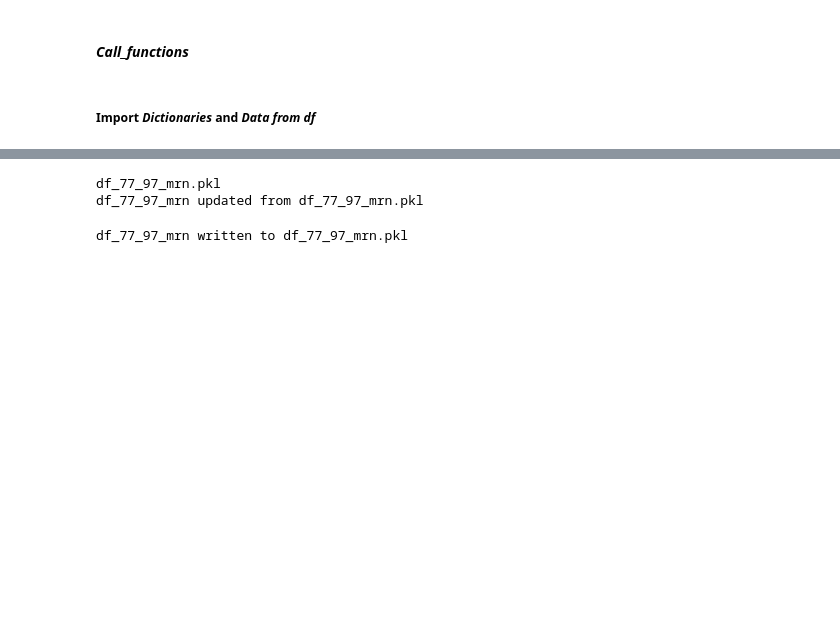
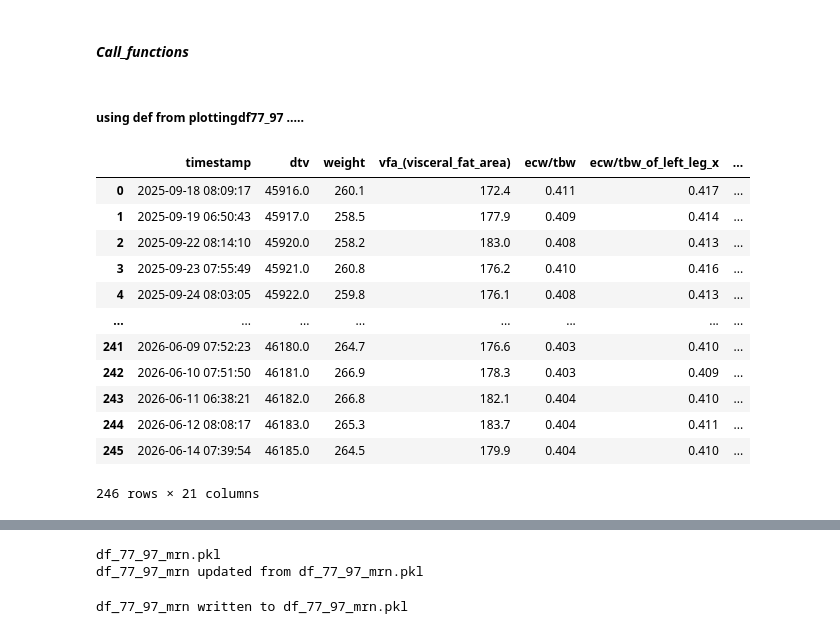
Before and after one commit to 1ratlab/JL_2, a Jupyter notebook: dct based system.ipynb, the cells around one changed output, grey strips where cells are left out. Cells and saved outputs as stored; diff of their text form; code cells hidden in the pictures; blank space fills up the shorter version.

```diff
--- a/dct based system.ipynb
+++ b/dct based system.ipynb
@@ -370,4 +429,20 @@ def plot_multi_dual(df, *cols, save_pdf=True):
 # %% [markdown]
 #### ***Call_functions***
 # %% [markdown]
-##### Import ***Dictionaries*** and  ***Data from df***
+##### using def from plottingdf77_97 .....
+# %%
+ib_dct
+# %% [output]
+|  | timestamp | dtv | weight | vfa_(visceral_fat_area) | ecw/tbw | ecw/tbw_of_left_leg_x | ... |
+| 0 | 2025-09-18 08:09:17 | 45916.0 | 260.1 | 172.4 | 0.411 | 0.417 | ... |
+| 1 | 2025-09-19 06:50:43 | 45917.0 | 258.5 | 177.9 | 0.409 | 0.414 | ... |
+| 2 | 2025-09-22 08:14:10 | 45920.0 | 258.2 | 183.0 | 0.408 | 0.413 | ... |
+| 3 | 2025-09-23 07:55:49 | 45921.0 | 260.8 | 176.2 | 0.410 | 0.416 | ... |
+| 4 | 2025-09-24 08:03:05 | 45922.0 | 259.8 | 176.1 | 0.408 | 0.413 | ... |
+| ... | ... | ... | ... | ... | ... | ... | ... |
+| 241 | 2026-06-09 07:52:23 | 46180.0 | 264.7 | 176.6 | 0.403 | 0.410 | ... |
+| 242 | 2026-06-10 07:51:50 | 46181.0 | 266.9 | 178.3 | 0.403 | 0.409 | ... |
+| 243 | 2026-06-11 06:38:21 | 46182.0 | 266.8 | 182.1 | 0.404 | 0.410 | ... |
+| 244 | 2026-06-12 08:08:17 | 46183.0 | 265.3 | 183.7 | 0.404 | 0.411 | ... |
+| 245 | 2026-06-14 07:39:54 | 46185.0 | 264.5 | 179.9 | 0.404 | 0.410 | ... |
+246 rows × 21 columns
```
Also changed, not shown: parts of 9 cells of this notebook, 1 other file.
